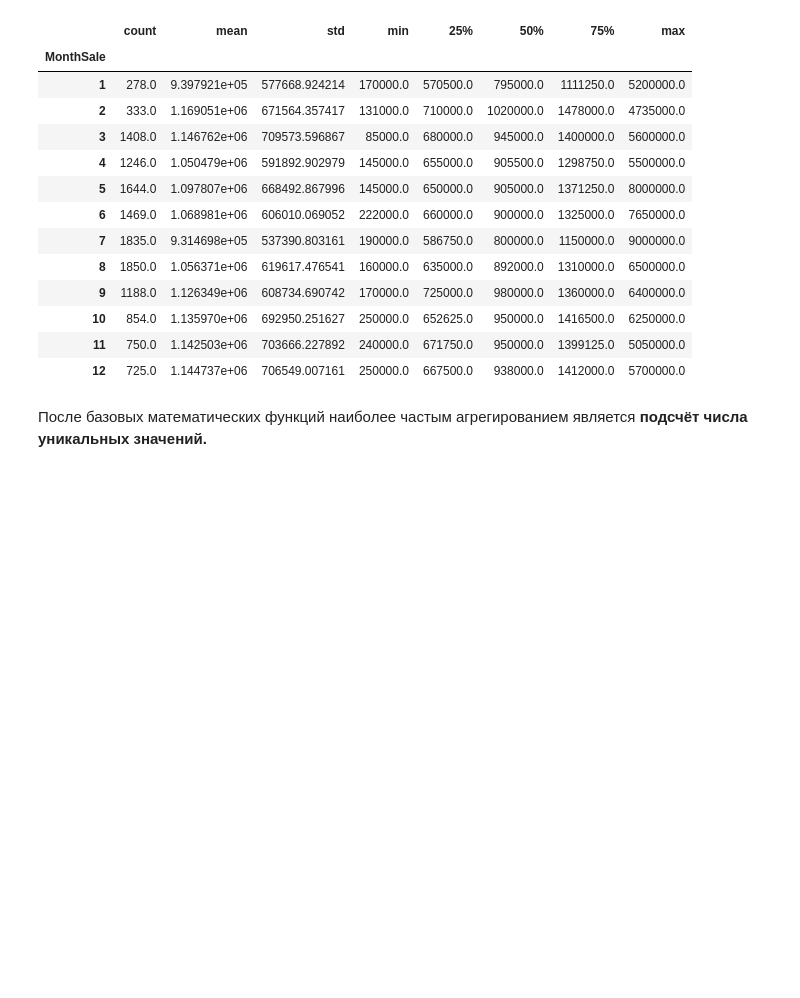
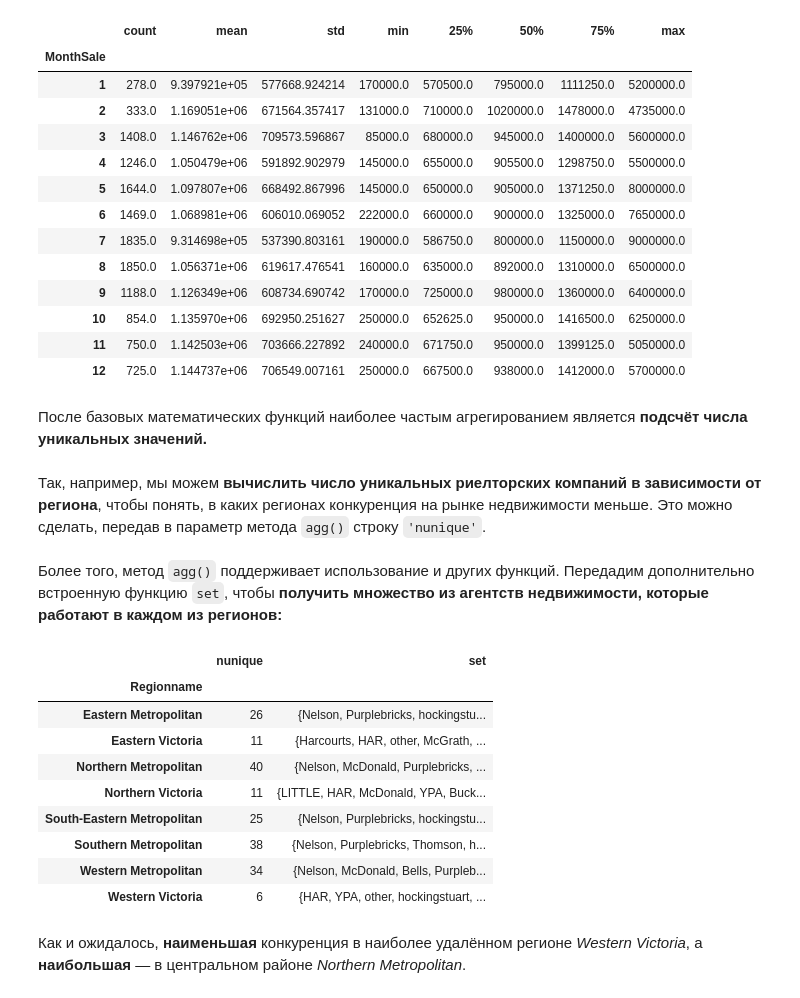
Before and after one commit to AnGera57/st_data_science, a Jupyter notebook: Skillfactory/12 - Python для анализа данных/Python для анализа данных.ipynb, the cells around one changed output. Drawn from its saved outputs; the diff is of its cells as text; code cells hidden in the pictures; blank space fills up the shorter version.

```diff
--- a/Skillfactory/12 - Python для анализа данных/Python для анализа данных.ipynb
+++ b/Skillfactory/12 - Python для анализа данных/Python для анализа данных.ipynb
@@ -367,3 +367,24 @@ melb_df.groupby('MonthSale')['Price'].agg('describe')
 | 12 | 725.0 | 1.144737e+06 | 706549.007161 | 250000.0 | 667500.0 | 938000.0 | 1412000.0 | 5700000.0 |
 # %% [markdown]
 После базовых математических функций наиболее частым агрегированием является **подсчёт числа уникальных значений.**
+# %% [markdown]
+Так, например, мы можем **вычислить число уникальных риелторских компаний в зависимости от региона**, чтобы понять, в каких регионах конкуренция на рынке недвижимости меньше. Это можно сделать, передав в параметр метода `agg()` строку `'nunique'`.
+# %% [markdown]
+Более того, метод `agg()` поддерживает использование и других функций. Передадим дополнительно встроенную функцию `set`, чтобы **получить множество из агентств недвижимости, которые работают в каждом из регионов:**
+# %%
+melb_df.groupby('Regionname')['SellerG'].agg(
+    ['nunique', set]
+)
+# %% [output]
+|  | nunique | set |
+| Regionname |  |  |
+| Eastern Metropolitan | 26 | {Nelson, Purplebricks, hockingstu... |
+| Eastern Victoria | 11 | {Harcourts, HAR, other, McGrath, ... |
+| Northern Metropolitan | 40 | {Nelson, McDonald, Purplebricks, ... |
+| Northern Victoria | 11 | {LITTLE, HAR, McDonald, YPA, Buck... |
+| South-Eastern Metropolitan | 25 | {Nelson, Purplebricks, hockingstu... |
+| Southern Metropolitan | 38 | {Nelson, Purplebricks, Thomson, h... |
+| Western Metropolitan | 34 | {Nelson, McDonald, Bells, Purpleb... |
+| Western Victoria | 6 | {HAR, YPA, other, hockingstuart, ... |
+# %% [markdown]
+Как и ожидалось, **наименьшая** конкуренция в наиболее удалённом регионе *Western Victoria*, а **наибольшая** — в центральном районе *Northern Metropolitan*.
```
